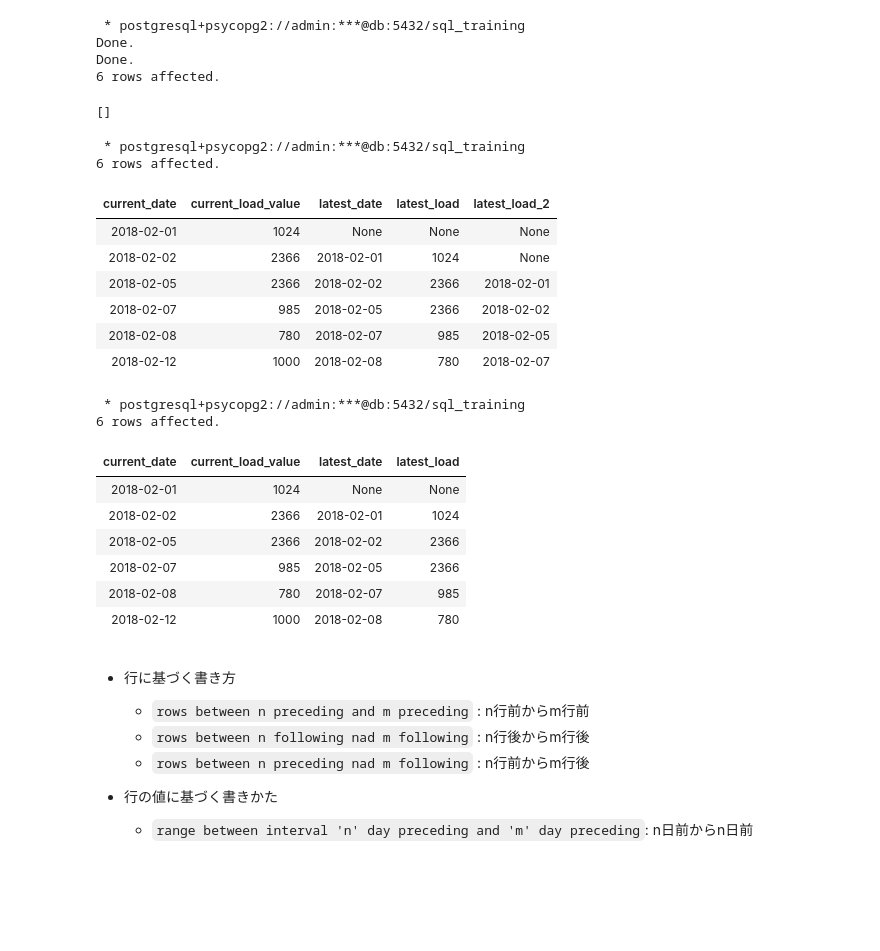
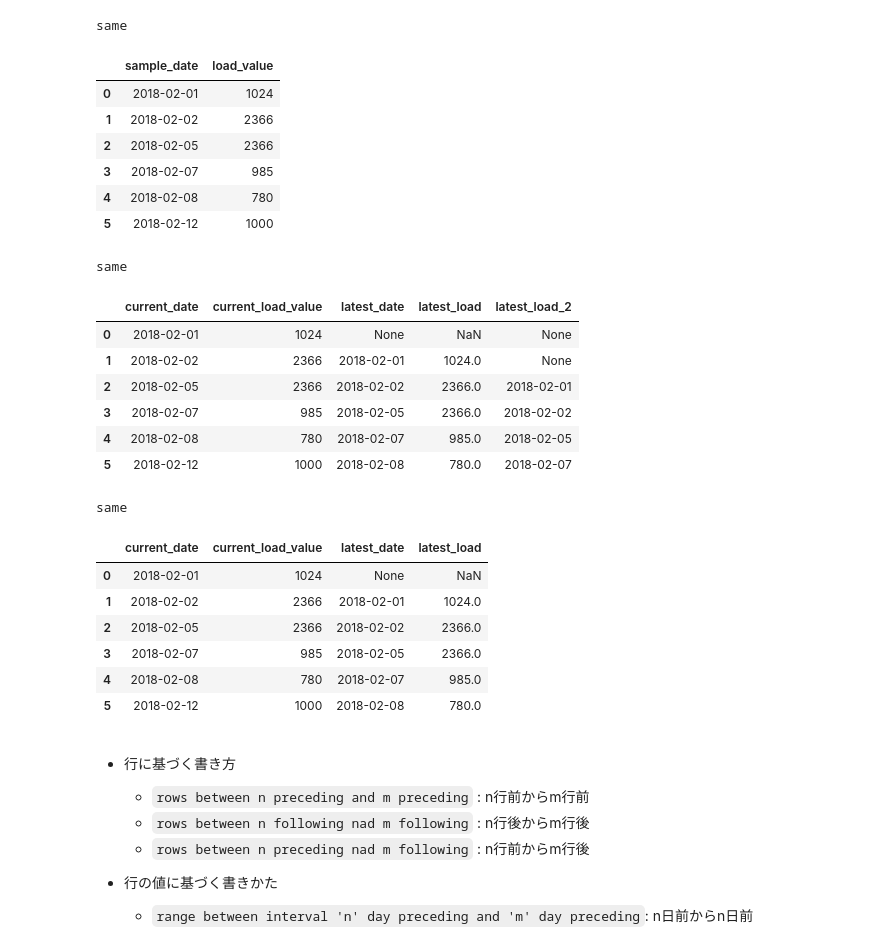
Before and after one commit to AtsushiEGW/sql_training, a Jupyter notebook: learning/learning_sql.ipynb, the cells around one changed output. Cells and saved outputs as stored; diff of their text form; code cells hidden in the pictures; blank space fills up the shorter version.

```diff
--- a/learning/learning_sql.ipynb
+++ b/learning/learning_sql.ipynb
@@ -16,0 +4,19 @@ PG_URL = (
+# %%
+import os
+from runner import DualRunner
+
+PG_CONNINFO = (
+    f"host=127.0.0.1 "
+    f"port={os.getenv("POSTGRES_PORT", 5432)} "
+    f"dbname={os.getenv("POSTGRES_DB")} "
+    f"user={os.getenv("POSTGRES_USER")} "
+    f"password={os.getenv("POSTGRES_PASSWORD")}"
+)
+
+runner = DualRunner(
+    pg_conninfo=PG_CONNINFO,
+    duckdb_path=":memory:"
+)
+# %%
+display(runner.run_pg("select version()"))
+display(runner.run_dd("select version()"))
@@ -17,5 +28,6 @@ PG_URL = (
 # %%
-%%sql
+runner.check("""--sql
+
 drop table if exists load_sample;
 create table load_sample (
     sample_date date PRIMARY KEY,
@@ -30,43 +42,48 @@ values
     ('2018-02-08', 780),
     ('2018-02-12', 1000)
 ;
+select * from load_sample;
+""")
 # %% [output]
- * postgresql+psycopg2://admin:***@db:5432/sql_training
-Done.
-Done.
-6 rows affected.
+same
-[]
+|  | sample_date | load_value |
+| 0 | 2018-02-01 | 1024 |
+| 1 | 2018-02-02 | 2366 |
+| 2 | 2018-02-05 | 2366 |
+| 3 | 2018-02-07 | 985 |
+| 4 | 2018-02-08 | 780 |
+| 5 | 2018-02-12 | 1000 |
 # %%
-%%sql
+runner.check("""--sql
 select
     sample_date as current_date,
     load_value as current_load_value,
     min(sample_date) over (
         order by sample_date
         rows between 1 preceding and 1 preceding
         ) as latest_date,
     min(load_value) over (
         order by sample_date
         rows between 1 preceding and 1 preceding
     ) as latest_load,
     min(sample_date) over (
         order by sample_date
         rows between 2 preceding and 2 preceding
     ) as latest_load_2
 
-    from load_sample
+from load_sample
+""")
 # %% [output]
- * postgresql+psycopg2://admin:***@db:5432/sql_training
-6 rows affected.
+same
-| current_date | current_load_value | latest_date | latest_load | latest_load_2 |
-| 2018-02-01 | 1024 | None | None | None |
-| 2018-02-02 | 2366 | 2018-02-01 | 1024 | None |
-| 2018-02-05 | 2366 | 2018-02-02 | 2366 | 2018-02-01 |
-| 2018-02-07 | 985 | 2018-02-05 | 2366 | 2018-02-02 |
-| 2018-02-08 | 780 | 2018-02-07 | 985 | 2018-02-05 |
-| 2018-02-12 | 1000 | 2018-02-08 | 780 | 2018-02-07 |
+|  | current_date | current_load_value | latest_date | latest_load | latest_load_2 |
+| 0 | 2018-02-01 | 1024 | None | NaN | None |
+| 1 | 2018-02-02 | 2366 | 2018-02-01 | 1024.0 | None |
+| 2 | 2018-02-05 | 2366 | 2018-02-02 | 2366.0 | 2018-02-01 |
+| 3 | 2018-02-07 | 985 | 2018-02-05 | 2366.0 | 2018-02-02 |
+| 4 | 2018-02-08 | 780 | 2018-02-07 | 985.0 | 2018-02-05 |
+| 5 | 2018-02-12 | 1000 | 2018-02-08 | 780.0 | 2018-02-07 |
 # %%
-%%sql
+runner.check("""--sql
 -- 同じwindow定義がある場合は window 句で定義できる
 select
     sample_date as current_date,
@@ -78,16 +95,17 @@ window w as (
     order by sample_date
     rows between 1 preceding and 1 preceding
 )
+
+""")
 # %% [output]
- * postgresql+psycopg2://admin:***@db:5432/sql_training
-6 rows affected.
+same
-| current_date | current_load_value | latest_date | latest_load |
-| 2018-02-01 | 1024 | None | None |
-| 2018-02-02 | 2366 | 2018-02-01 | 1024 |
-| 2018-02-05 | 2366 | 2018-02-02 | 2366 |
-| 2018-02-07 | 985 | 2018-02-05 | 2366 |
-| 2018-02-08 | 780 | 2018-02-07 | 985 |
-| 2018-02-12 | 1000 | 2018-02-08 | 780 |
+|  | current_date | current_load_value | latest_date | latest_load |
+| 0 | 2018-02-01 | 1024 | None | NaN |
+| 1 | 2018-02-02 | 2366 | 2018-02-01 | 1024.0 |
+| 2 | 2018-02-05 | 2366 | 2018-02-02 | 2366.0 |
+| 3 | 2018-02-07 | 985 | 2018-02-05 | 2366.0 |
+| 4 | 2018-02-08 | 780 | 2018-02-07 | 985.0 |
+| 5 | 2018-02-12 | 1000 | 2018-02-08 | 780.0 |
 # %% [markdown]
 - 行に基づく書き方
     - `rows between n preceding and m preceding` : n行前からm行前
```
Also changed, not shown: parts of 32 cells of this notebook, 14 other files.
